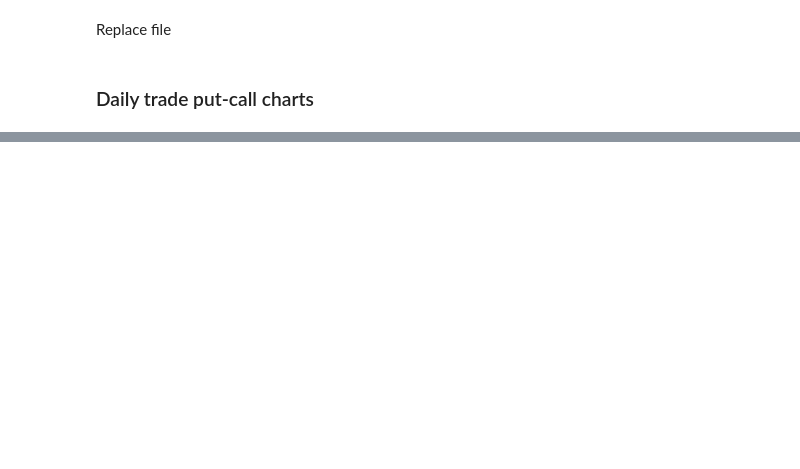
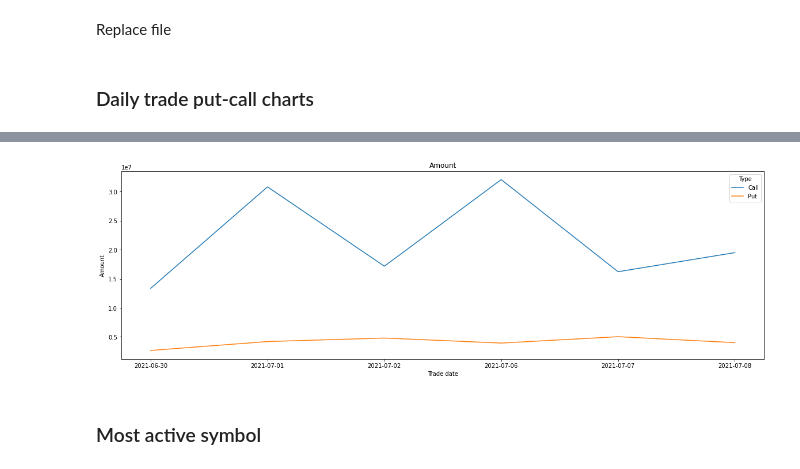
Before and after one commit to wing-puah/td-ameritrade-visualiser, a Jupyter notebook: uoa.ipynb, the cells around one changed output, grey strips where cells are left out. Cells and saved outputs as stored; diff of their text form; code cells hidden in the pictures; blank space fills up the shorter version.

```diff
--- a/uoa.ipynb
+++ b/uoa.ipynb
@@ -86,7 +160,12 @@ daily_group
 # %%
 def line_plot(data):
     fig = plt.figure(figsize=(20, 6))
     sns.lineplot(data=data, x="Trade date", y="Amount", hue="Type")
+    plt.title('Amount')
     plt.show()
 
 line_plot(daily_group)
+# %% [output]
+[figure, added]
+# %% [markdown]
+<h3>Most active symbol</h3>
```
Also changed, not shown: parts of 26 cells of this notebook, 1 other file.
